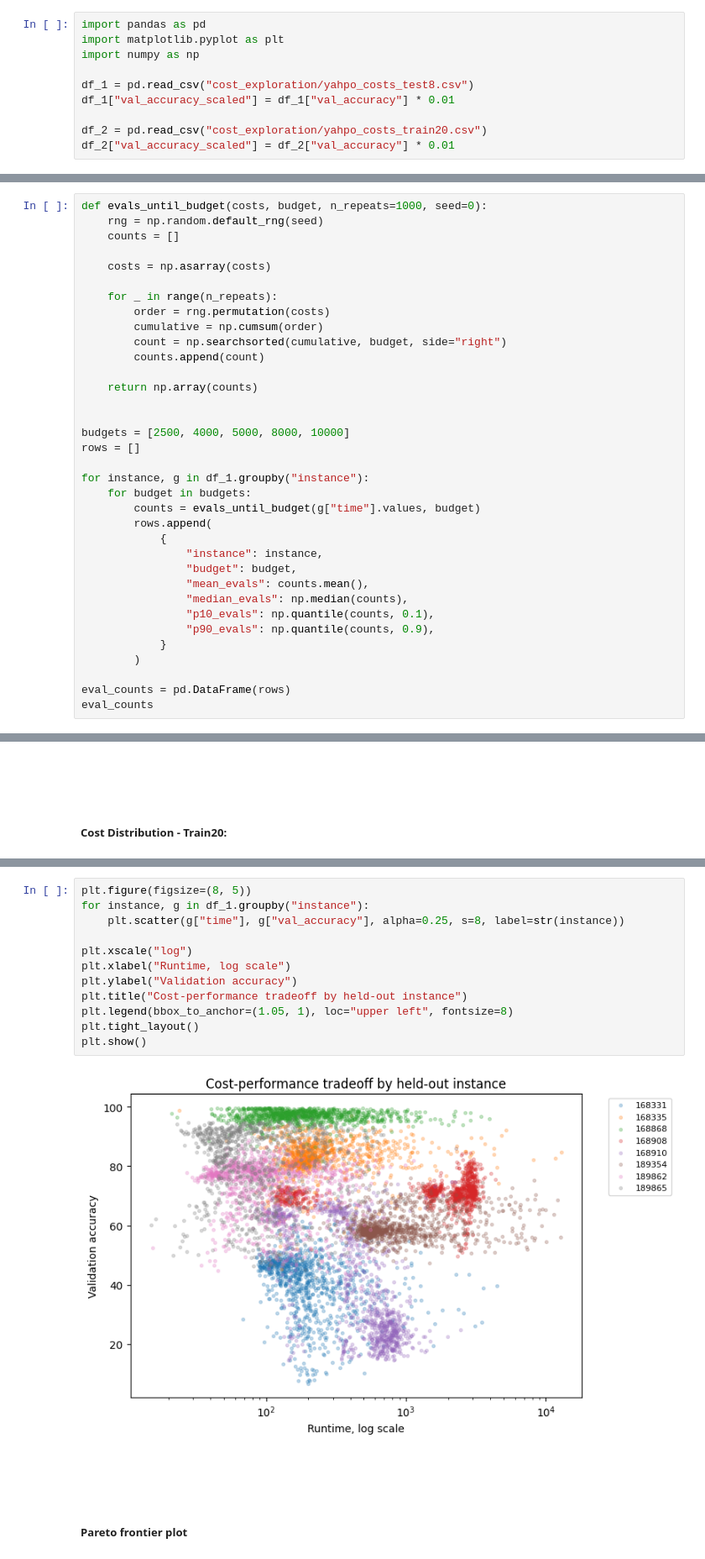
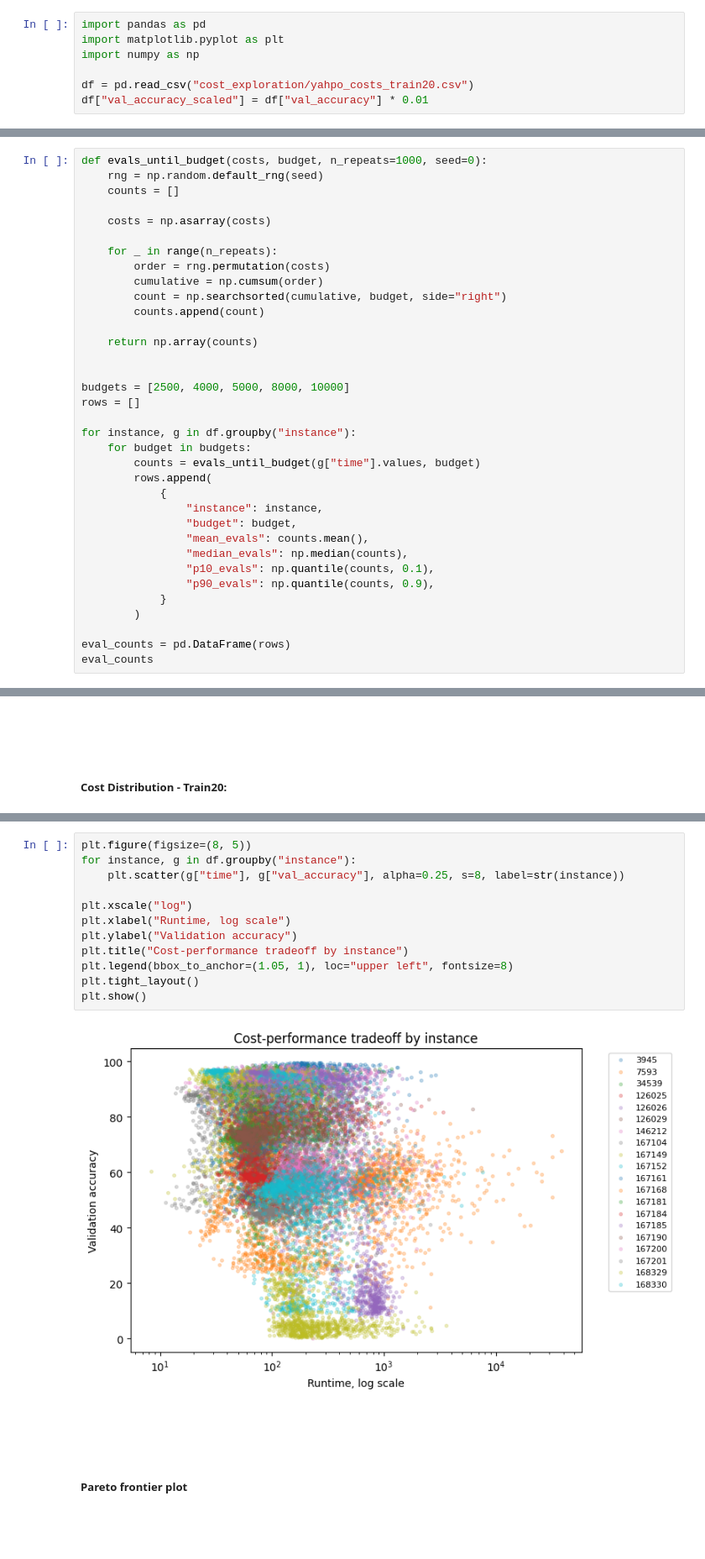
Before and after one commit to yungtoby/master-thesis-code, a Jupyter notebook: notebooks/explore_yahpo_costs.ipynb, the cells around one changed output, grey strips where cells are left out. Shown at 84% size. Cells and saved outputs as stored; diff of their text form; blank space fills up the shorter version.

Commit message:
exploration

```diff
--- a/notebooks/explore_yahpo_costs_28_instance.ipynb
+++ b/notebooks/explore_yahpo_costs.ipynb
@@ -9,11 +9,8 @@ import pandas as pd
 import matplotlib.pyplot as plt
 import numpy as np
 
-df_1 = pd.read_csv("cost_exploration/yahpo_costs_test8.csv")
-df_1["val_accuracy_scaled"] = df_1["val_accuracy"] * 0.01
-
-df_2 = pd.read_csv("cost_exploration/yahpo_costs_train20.csv")
-df_2["val_accuracy_scaled"] = df_2["val_accuracy"] * 0.01
+df = pd.read_csv("cost_exploration/yahpo_costs_train20.csv")
+df["val_accuracy_scaled"] = df["val_accuracy"] * 0.01
 # %% [markdown]
 ### Get percentiles:
 # %%
@@ -142,7 +108,7 @@ def evals_until_budget(costs, budget, n_repeats=1000, seed=0):
 budgets = [2500, 4000, 5000, 8000, 10000]
 rows = []
 
-for instance, g in df_1.groupby("instance"):
+for instance, g in df.groupby("instance"):
     for budget in budgets:
         counts = evals_until_budget(g["time"].values, budget)
         rows.append(
@@ -468,17 +293,17 @@ plt.show()
 # %%
 plt.figure(figsize=(8, 5))
-for instance, g in df_1.groupby("instance"):
+for instance, g in df.groupby("instance"):
     plt.scatter(g["time"], g["val_accuracy"], alpha=0.25, s=8, label=str(instance))
 
 plt.xscale("log")
 plt.xlabel("Runtime, log scale")
 plt.ylabel("Validation accuracy")
-plt.title("Cost-performance tradeoff by held-out instance")
+plt.title("Cost-performance tradeoff by instance")
 plt.legend(bbox_to_anchor=(1.05, 1), loc="upper left", fontsize=8)
 plt.tight_layout()
 plt.show()
 # %% [output]
-[figure, old version]
+[figure, new version]
 # %% [markdown]
 &nbsp;
 
```
Also changed, not shown: parts of 31 cells of this notebook, 1 other file.
